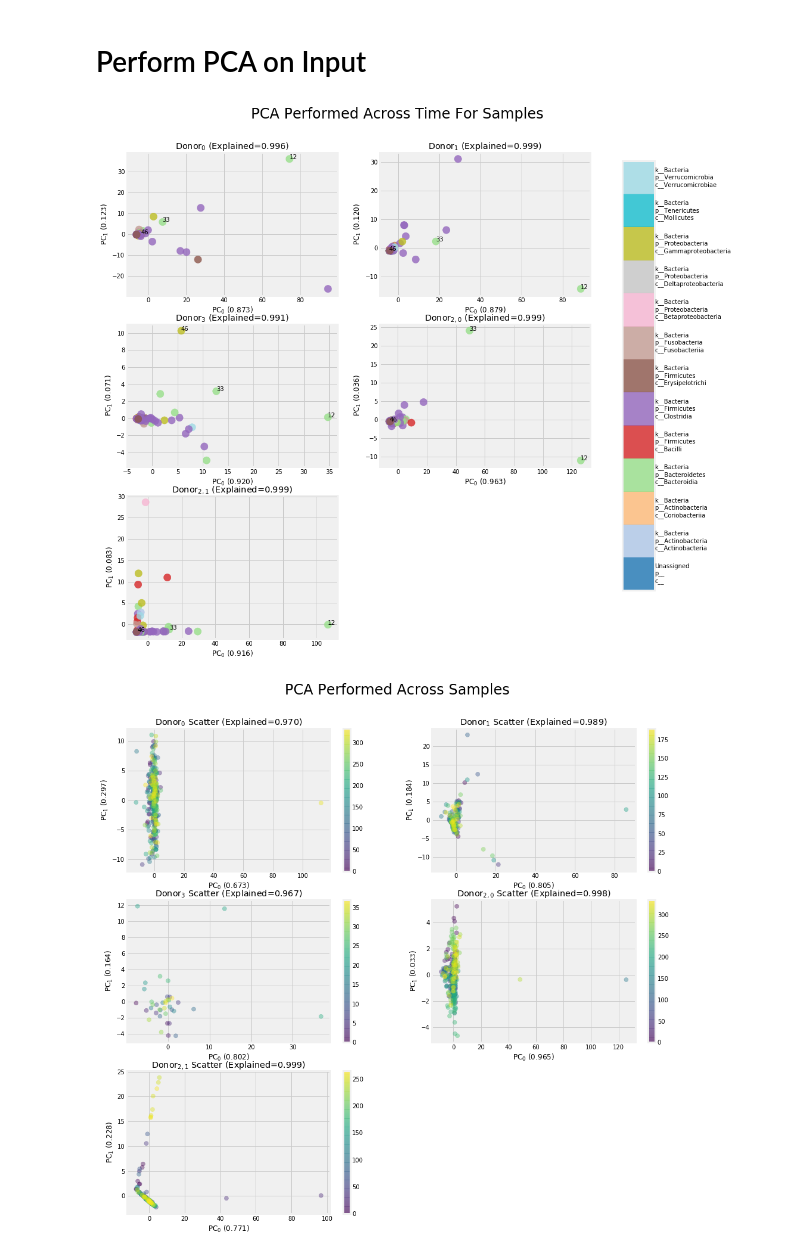
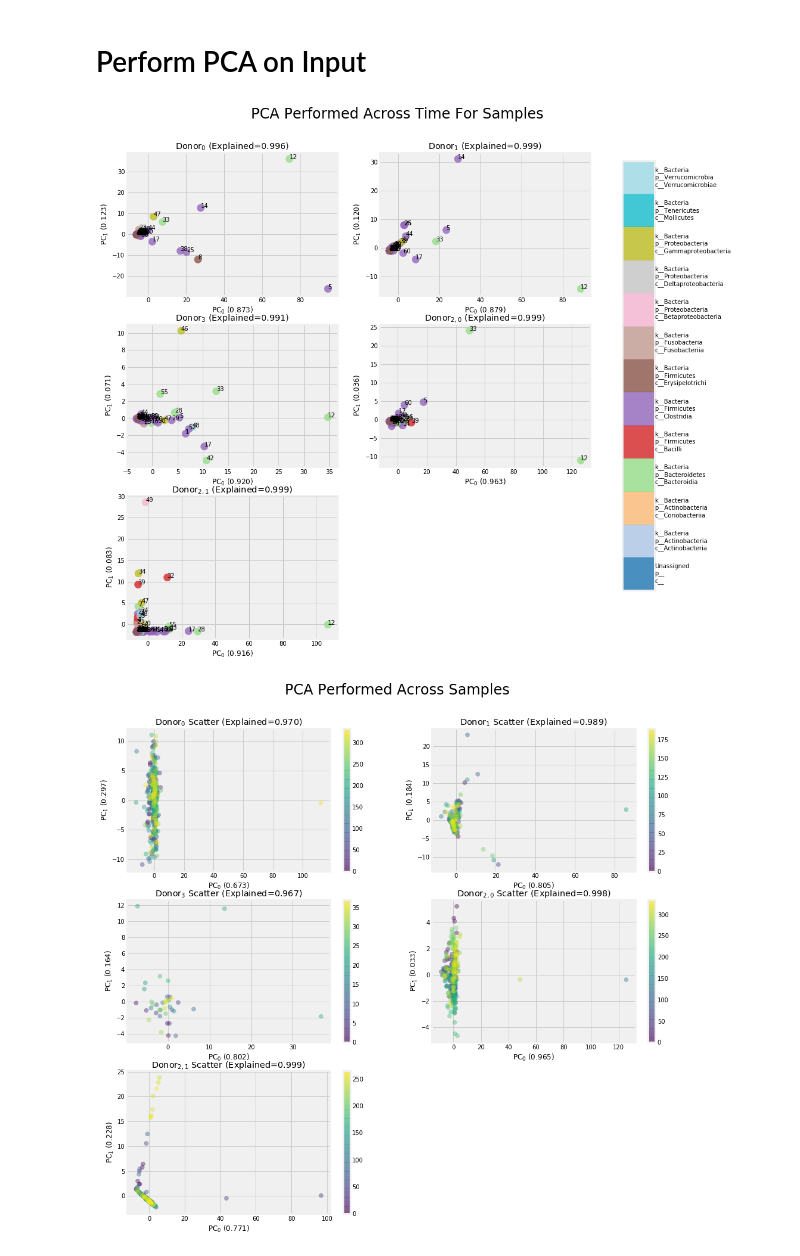
Before and after one commit to michaelwiest/microbiome-rnn, a Jupyter notebook: notebooks/Input Analysis.ipynb, the cells around one changed output. Cells and saved outputs as stored; diff of their text form; code cells hidden in the pictures.

```diff
--- a/notebooks/Input Analysis.ipynb
+++ b/notebooks/Input Analysis.ipynb
@@ -132,9 +132,9 @@ print(group_means)
   518.23093197  298.12434878  266.47089251 1394.26694534   58.83755624
   522.6953082    59.43068052  418.71352208]
 # %%
-fig, ax = plt.subplots(figsize=(6, 4))
+fig, ax = plt.subplots(figsize=(7, 5))
 for i in range(len(counts[0])):
-    plt.scatter(i, counts[0][i], s=group_means[i])
+    plt.scatter(i, counts[0][i], s=group_means[i], c=colors[i])
 plt.ylim(-5, 35)
 plt.scatter([],[], s=10, label='10', color='gray')
 
@@ -143,6 +143,8 @@ plt.scatter([],[], s=1000, label='1000', color='gray')
 leg_labels = ["10", "100", "1000"]
 ax.set_xticklabels([])
 ax.set_xticks([])
+ax.set_yticks(list(range(0, 35))[::5])
+ax.set_yticklabels(list(range(0, 35))[::5])
 legend = plt.legend(frameon = 1,
                     loc='upper right',
                     fontsize=10,
@@ -156,5 +158,7 @@ frame.set_facecolor('white')
 plt.xlabel('Strain Family', fontsize=14)
 plt.ylabel('Number of Strains in Input Data', fontsize=14)
 plt.title('Count of Number of Strains Per Family\nand Average OTU Count', fontsize=24, y=1.01)
+
+
 plt.show()
 # %% [output]
@@ -284,36 +290,36 @@ to_annotate = [12, 46, 33]
 for i, s in enumerate(oh.samples):
     zs = zscore(s.values, axis=0)
     pca = PCA(n_components=2)
     pca.fit(zs)
     t = pca.transform(zs)
     x_vals = t[:, 0]
     y_vals = t[:, 1]
     sc = axl[i].scatter(x_vals, y_vals, c=labs_to_ints, cmap=cmap, s=150, alpha=0.8)
     axl[i].set_title('{} (Explained={})'.format(file_labs[i],
                                                str(sum(pca.explained_variance_ratio_[:2]))[:5]
                                               ))
     axl[i].set_xlabel('PC$_0$ ({})'.format(str(pca.explained_variance_ratio_[0])[:5]))
     axl[i].set_ylabel('PC$_1$ ({})'.format(str(pca.explained_variance_ratio_[1])[:5]))
 
     # Uncommenting this will annotate each point so that you can see which it is to remove it later potentially.
     for j, txt in enumerate(full_labs):
-        if j in to_annotate:
-            axl[i].annotate(j, (x_vals[j], y_vals[j]), fontsize=10)
+#         if j in to_annotate:
+        axl[i].annotate(j, (x_vals[j], y_vals[j]), fontsize=10)
 
 fig.subplots_adjust(right=0.8)
 cbar_ax = fig.add_axes([0.85, colorbar_start, 0.05, colorbar_height])
 # fig.colorbar(im, cax=cbar_ax)
 cb = plt.colorbar(sc, cax=cbar_ax)
 cb.ax.get_yaxis().set_ticks([])
 for j, lab in enumerate(labels):
     cb.ax.text(1, (2 * j + 1) / 26.0, lab, ha='left', va='center', fontsize=10)
 plt.suptitle('PCA Performed Across Time For Samples', fontsize=24, y=0.95)
 
 # Cleanup
 if num_rows * num_cols != len(oh.samples):
     ax[-1, -1].axis('off')
 # %% [output]
-[figure, old version]
+[figure, new version]
 # %%
 
 fig, ax = plt.subplots(num_rows, num_cols, figsize=(subplot_height, subplot_width), sharex=False, sharey=False)
```
Also changed, not shown: parts of 2 cells of this notebook.
